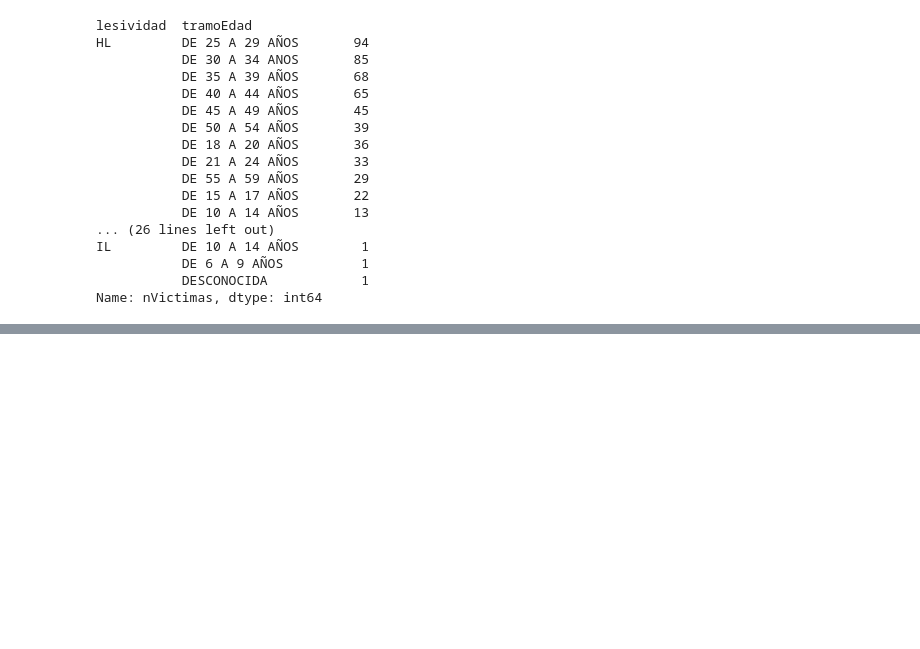
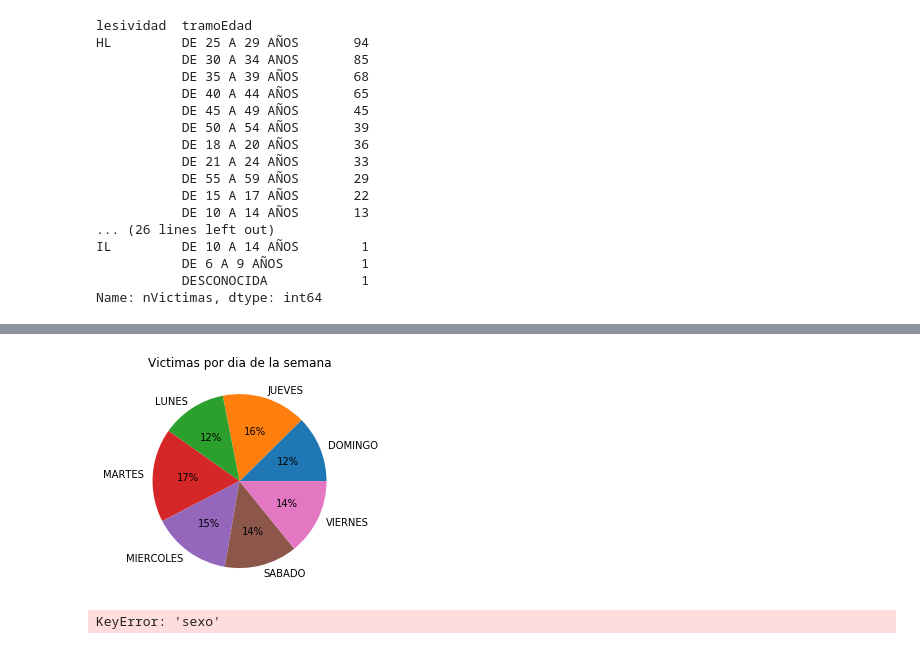
Before and after one commit to cegimo/accidentesBiciMadrid, a Jupyter notebook: presentacionAccidentes2ruedasMadrid.ipynb, the cells around one changed output, grey strips where cells are left out. Drawn from its saved outputs; the diff is of its cells as text; code cells hidden in the pictures; blank space fills up the shorter version.

```diff
--- a/presentacionAccidentes2ruedasMadrid.ipynb
+++ b/presentacionAccidentes2ruedasMadrid.ipynb
@@ -373,0 +396,32 @@ Name: nVictimas, dtype: int64
+# %%
+
+## Porcentaje de victimas por día
+accidentesPorDiaGrafica = accidentesPorDia.reset_index().rename(columns={"nVictimas": "victimas"})
+fig, ax = plt.subplots()
+ax.pie(accidentesPorDiaGrafica.victimas, labels=accidentesPorDiaGrafica.dia, autopct="%1.f%%")
+ax.set_title("Victimas por dia de la semana")
+
+
+## Si se hace sin el print saca basura por el output!!
+print()
+#accidentesPorDiaGrafica
+# %% [output]
+[figure, added]
+# %%
+victimasPorLesividadGrafica = pd.pivot_table(df, index= "lesividad", aggfunc="sum", values=["nVictimas","sexo"])
+
+hombres = victimasPorLesividadGrafica[(victimasPorLesividadGrafica["sexo"] == "HOMBRE")]
+mujeres = victimasPorLesividadGrafica[(victimasPorLesividadGrafica["sexo"] == "MUJER")]
+
+fig, ax = plt.subplots(figsize=(16, 10))
+ax.plot(hombres["lesividad"], color="green", label="Hombres")
+ax.plot(mujeres["lesividad"], color = "blue", label="Mujeres")
+ax.set_title("Lesividad por género")
+ax.set_xlabel("Lesividad")
+ax.set_ylabel("Numero de víctimas")
+print()
+#fig, ax = plt.subplots()
+#a
+#lesividadEdad
+# %% [output]
+KeyError: 'sexo'
```
Also changed, not shown: parts of 6 cells of this notebook.
